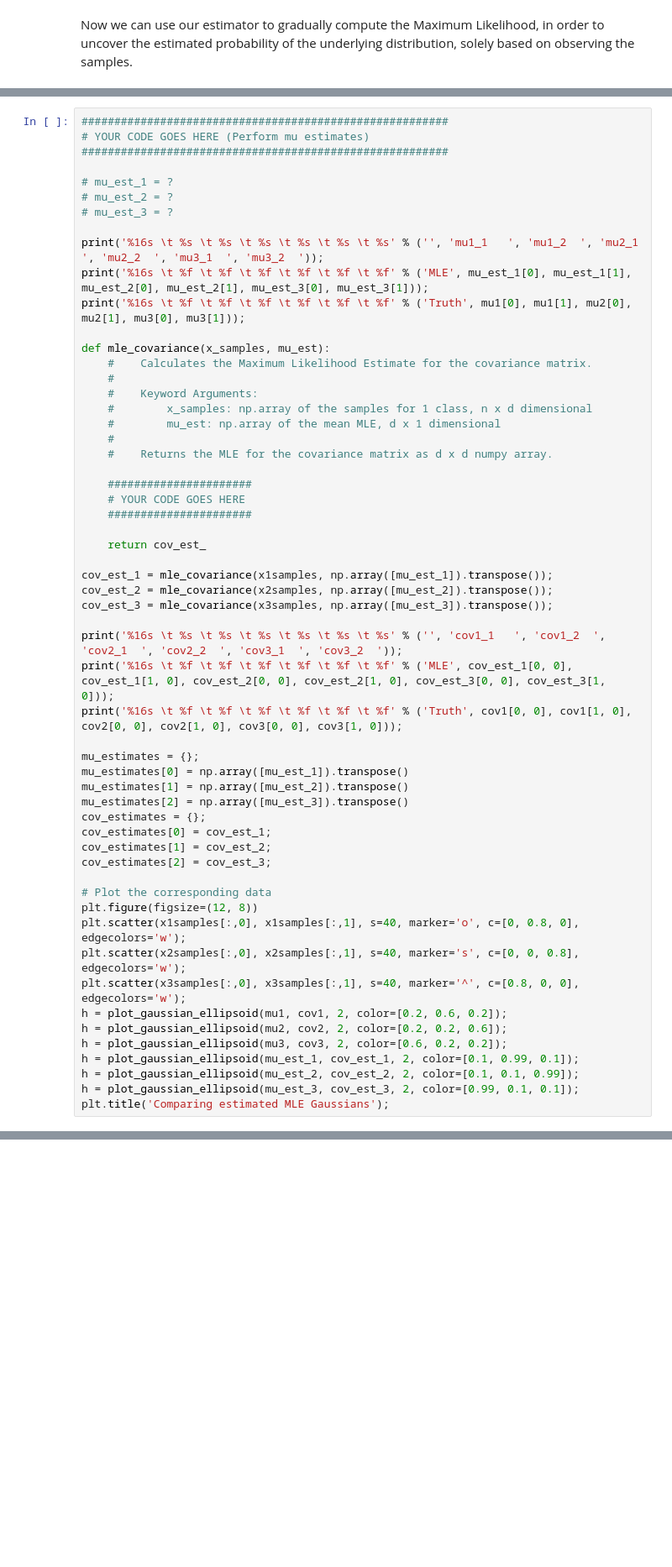
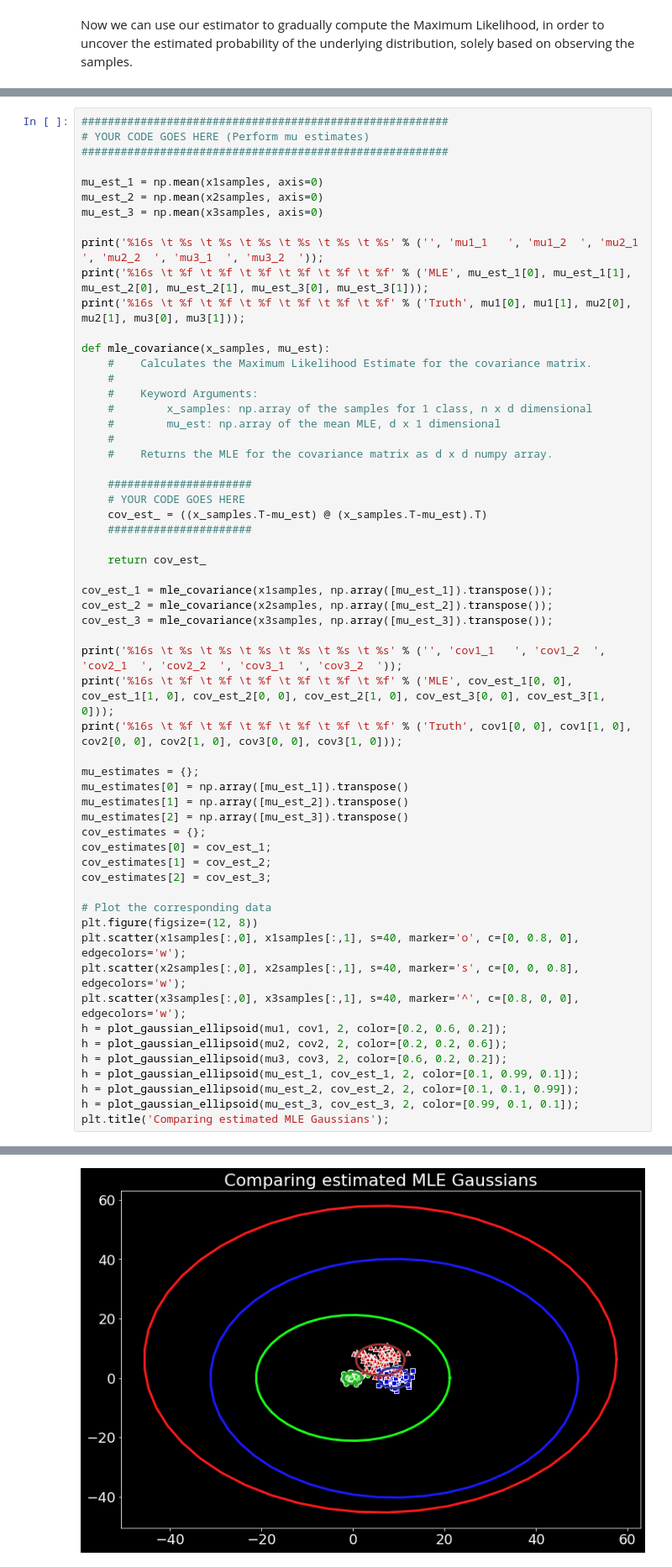
Before and after one commit to ivanlmh/atiam_ml, a Jupyter notebook: 05a_bayesian_inference.ipynb, the cells around one changed output, grey strips where cells are left out. Shown at 84% size. Drawn from its saved outputs; the diff is of its cells as text; blank space fills up the shorter version.

```diff
--- a/05a_bayesian_inference.ipynb
+++ b/05a_bayesian_inference.ipynb
@@ -639,9 +647,9 @@ $$
 # YOUR CODE GOES HERE (Perform mu estimates)
 ########################################################
 
-# mu_est_1 = ?
-# mu_est_2 = ?
-# mu_est_3 = ?
+mu_est_1 = np.mean(x1samples, axis=0)
+mu_est_2 = np.mean(x2samples, axis=0)
+mu_est_3 = np.mean(x3samples, axis=0)
 
 print('%16s \t %s \t %s \t %s \t %s \t %s \t %s' % ('', 'mu1_1   ', 'mu1_2  ', 'mu2_1  ', 'mu2_2  ', 'mu3_1  ', 'mu3_2  '));
 print('%16s \t %f \t %f \t %f \t %f \t %f \t %f' % ('MLE', mu_est_1[0], mu_est_1[1], mu_est_2[0], mu_est_2[1], mu_est_3[0], mu_est_3[1]));
@@ -658,6 +666,7 @@ def mle_covariance(x_samples, mu_est):
 
     ######################
     # YOUR CODE GOES HERE
+    cov_est_ = ((x_samples.T-mu_est) @ (x_samples.T-mu_est).T)
     ######################
 
     return cov_est_
@@ -697,3 +713,4 @@ NameError: name 'mu_est_1' is not defined
+[figure, added]
 # %% [markdown]
 ## Audio source separation
 
```
Also changed, not shown: parts of 9 cells of this notebook.
